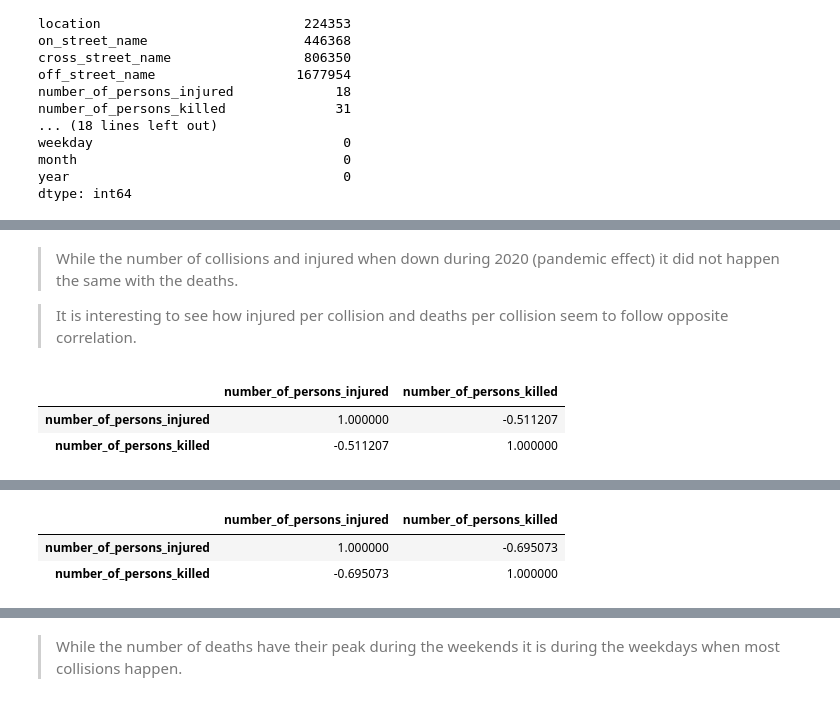
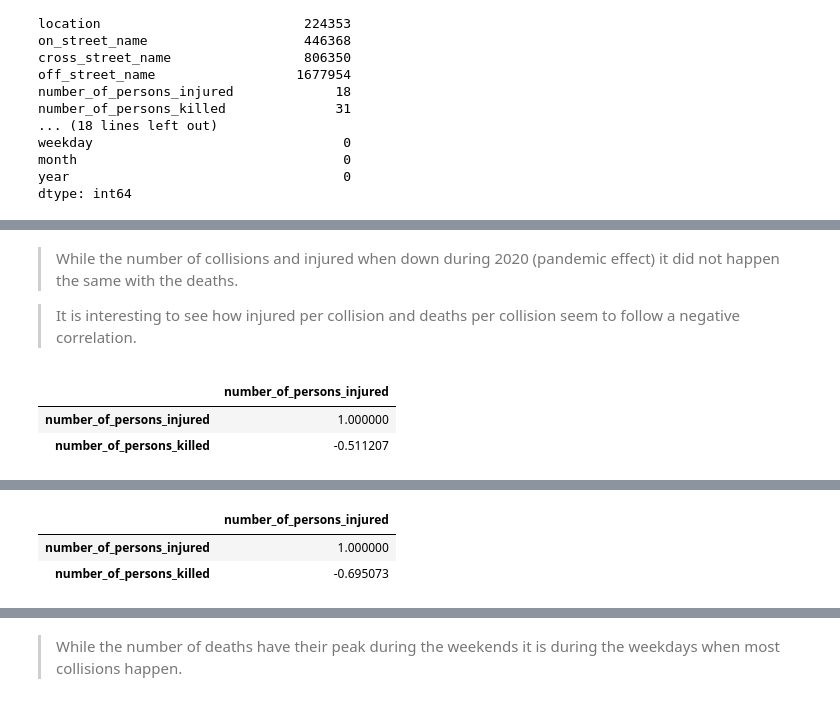
Before and after one commit to AlexChicote/NYCAccidents, a Jupyter notebook: NYCAccidentsDataTimeAnalysis.ipynb, the cells around one changed output, grey strips where cells are left out. Saved outputs shown, nothing was run; the diff lists cells and outputs as text; code cells hidden in the pictures.

```diff
--- a/NYCAccidentsDataTimeAnalysis.ipynb
+++ b/NYCAccidentsDataTimeAnalysis.ipynb
@@ -88,21 +90,21 @@ viz_per_time_period(crashes, 'year', years_list)
 # %% [markdown]
 > While the number of collisions and injured when down during 2020 (pandemic effect) it did not happen the same with the deaths.
 
-> It is interesting to see how injured per collision and deaths per collision seem to follow opposite correlation.
+> It is interesting to see how injured per collision and deaths per collision seem to follow a negative correlation.
 # %%
  year_groupby=crashes.groupby('year')[['collision_id','number_of_persons_injured','number_of_persons_killed']].\
                         agg({'collision_id':'count',
                              'number_of_persons_injured':'sum',
                              'number_of_persons_killed':'sum'
 
                                                                         }).reindex(years_list)
 year_by_collision=(year_groupby*(100/crashes.shape[0])).iloc[:,1:]
-year_by_collision.corr()
+year_by_collision.corr()[['number_of_persons_injured']]
 ##Pretty surprising
 # %% [output]
-|  | number_of_persons_injured | number_of_persons_killed |
-| number_of_persons_injured | 1.000000 | -0.511207 |
-| number_of_persons_killed | -0.511207 | 1.000000 |
+|  | number_of_persons_injured |
+| number_of_persons_injured | 1.000000 |
+| number_of_persons_killed | -0.511207 |
 # %% [markdown]
 <a id="months"></a>
 # %%
@@ -115,8 +117,8 @@ year2017on=crashes[crashes.year>=2017].groupby('year')[['collision_id','number_o
                                                                         }).reindex(years_list)
 
 year_by_collision=(year2017on*(100/crashes[crashes.year>=2017].shape[0])).iloc[:,1:]
-year_by_collision.corr()
+year_by_collision.corr()[['number_of_persons_injured']]
 # %% [output]
-|  | number_of_persons_injured | number_of_persons_killed |
-| number_of_persons_injured | 1.000000 | -0.695073 |
-| number_of_persons_killed | -0.695073 | 1.000000 |
+|  | number_of_persons_injured |
+| number_of_persons_injured | 1.000000 |
+| number_of_persons_killed | -0.695073 |
```
Also changed, not shown: parts of 13 cells of this notebook, 2 other files.
